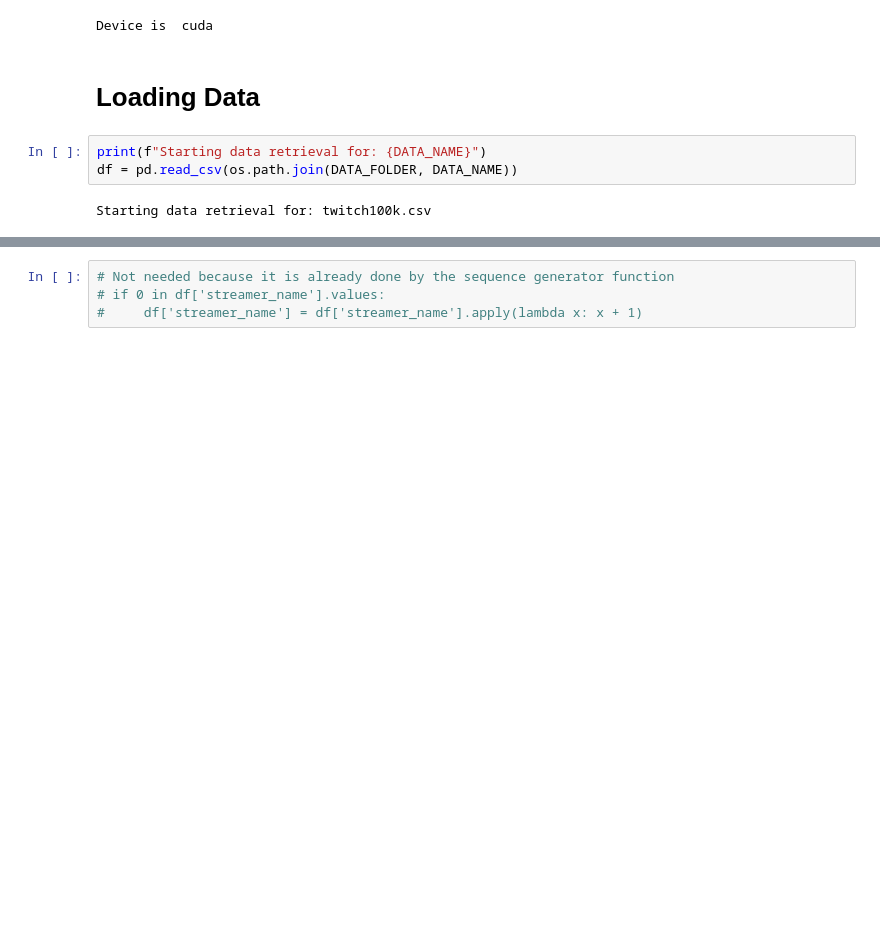
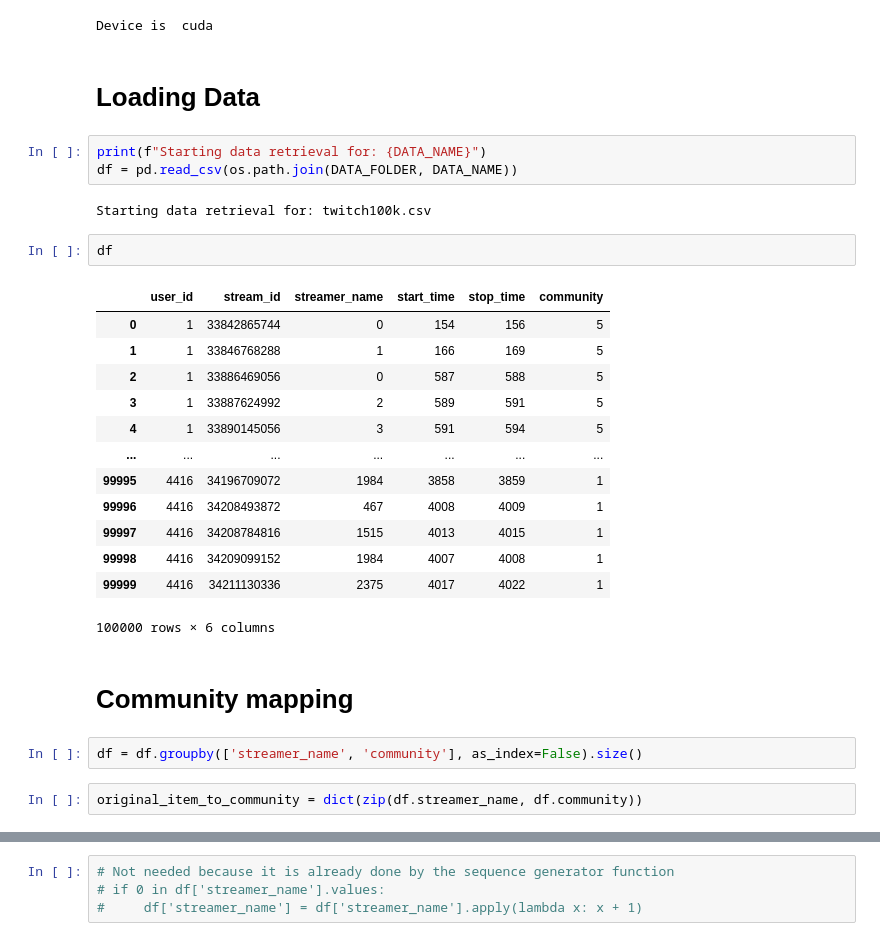
Before and after one commit to vivek2000anand/recsys-filterbubbles, a Jupyter notebook: myang_code_refactor/dataset_creation_v0.ipynb, the cells around one changed output, grey strips where cells are left out. Saved outputs shown, nothing was run; the diff lists cells and outputs as text; blank space fills up the shorter version.

Commit message:
training works, community mapping works in jupyter

```diff
--- a/myang_code_refactor/dataset_creation_v0.ipynb
+++ b/myang_code_refactor/dataset_creation_v0.ipynb
@@ -49,3 +49,25 @@ print(f"Starting data retrieval for: {DATA_NAME}")
 df = pd.read_csv(os.path.join(DATA_FOLDER, DATA_NAME))
 # %% [output]
 Starting data retrieval for: twitch100k.csv
+# %%
+df
+# %% [output]
+|  | user_id | stream_id | streamer_name | start_time | stop_time | community |
+| 0 | 1 | 33842865744 | 0 | 154 | 156 | 5 |
+| 1 | 1 | 33846768288 | 1 | 166 | 169 | 5 |
+| 2 | 1 | 33886469056 | 0 | 587 | 588 | 5 |
+| 3 | 1 | 33887624992 | 2 | 589 | 591 | 5 |
+| 4 | 1 | 33890145056 | 3 | 591 | 594 | 5 |
+| ... | ... | ... | ... | ... | ... | ... |
+| 99995 | 4416 | 34196709072 | 1984 | 3858 | 3859 | 1 |
+| 99996 | 4416 | 34208493872 | 467 | 4008 | 4009 | 1 |
+| 99997 | 4416 | 34208784816 | 1515 | 4013 | 4015 | 1 |
+| 99998 | 4416 | 34209099152 | 1984 | 4007 | 4008 | 1 |
+| 99999 | 4416 | 34211130336 | 2375 | 4017 | 4022 | 1 |
+100000 rows × 6 columns
+# %% [markdown]
+# Community mapping
+# %%
+df = df.groupby(['streamer_name', 'community'], as_index=False).size()
+# %%
+original_item_to_community = dict(zip(df.streamer_name, df.community))
```
Also changed, not shown: parts of 3 cells of this notebook, 21 other files.
